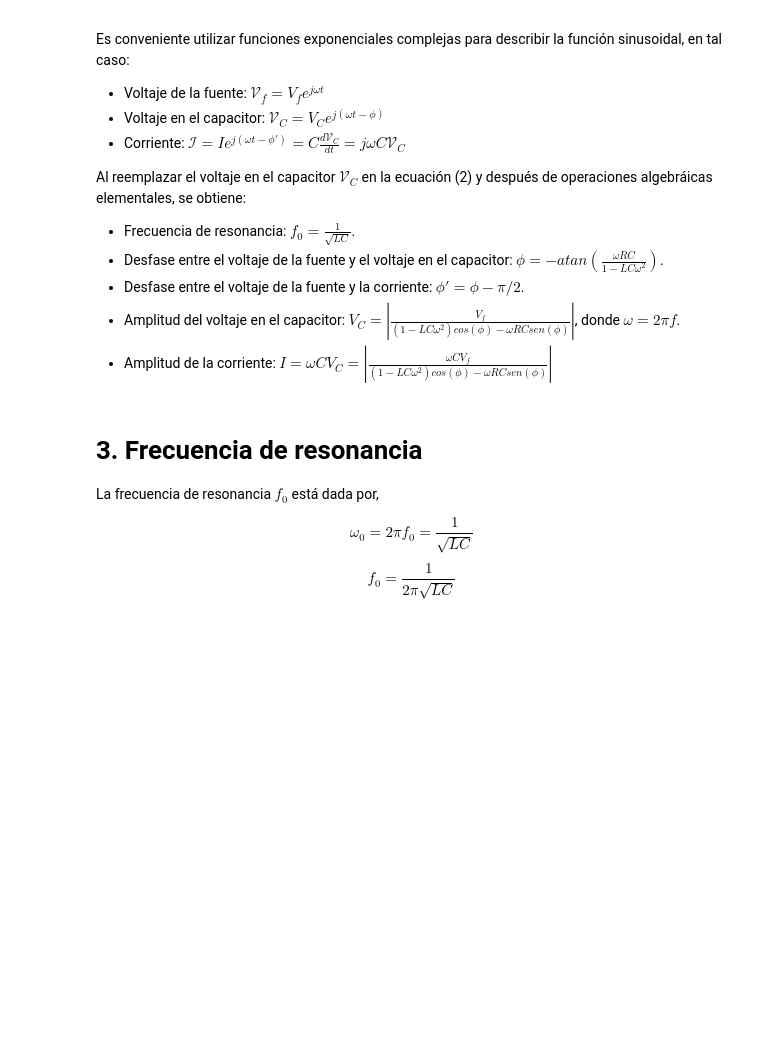
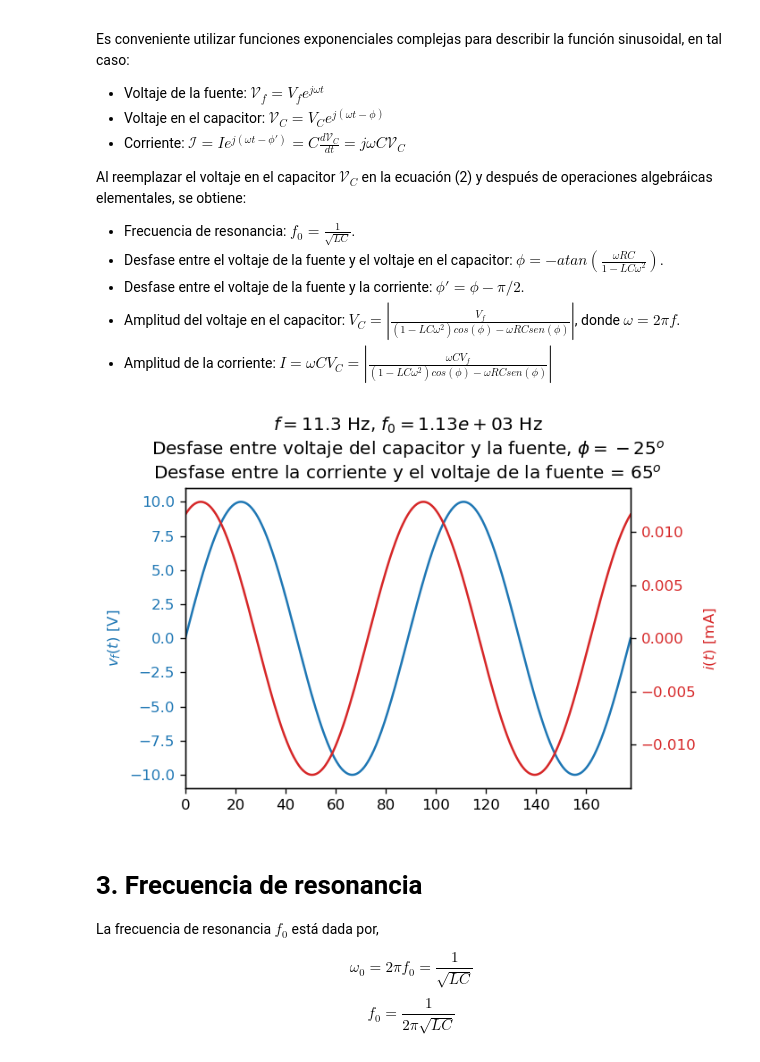
Before and after one commit to davidalejandromiranda/laboratorios-fisica, a Jupyter notebook: f3/i4b_Circuito_RLC_resonancia_factor_calidad.ipynb, the cells around one changed output. Saved outputs shown, nothing was run; the diff lists cells and outputs as text; code cells hidden in the pictures; blank space fills up the shorter version.

Commit message:
Update i4b_Circuito_RLC_resonancia_factor_calidad.ipynb
Se ajustó un error en la figura de desfase entre voltaje de fuente, capacitor y corriente.

```diff
--- a/f3/i4b_Circuito_RLC_resonancia_factor_calidad.ipynb
+++ b/f3/i4b_Circuito_RLC_resonancia_factor_calidad.ipynb
@@ -48,41 +48,44 @@ Al reemplazar el voltaje en el capacitor $\mathcal{V}_C$ en la ecuación (2) y d
 # %%
 wo =  1 / np.sqrt(L*C)
 fo = wo / (2*np.pi)
-w  = 1e-3*wo
+w  = 0.01*wo # Puede modificar esta frecuencia para probar otros valores de frecuencia de la fuente
 f  = w  / (2*np.pi)
 
 tanφ = - w * C * R / (1 - L * C * w**2)
 φ = np.arctan( tanφ )   # Desfase entre el voltaje en el capacitor y la fuente, en radianes
 φ_grados = 180*φ/np.pi  # Desfase entre el voltaje en el capacitor y la fuente, en grados
-φ_ = φ_grados - 90      # Desfase entre la corriente y el voltaje de la fuente, en grados
+φ_ = φ_grados + 90      # Desfase entre la corriente y el voltaje de la fuente, en grados
 cosφ = np.cos(φ)
 sinφ = np.sin(φ)
 Vc = np.abs(Vf / ( ( 1 - L * C * w**2)*cosφ - w * R * C * sinφ ))
 I  = w * C * Vc
 
 t   = np.linspace(0, 4 * np.pi / w, 1000)
 v_f = Vf * np.sin(w * t)
-i   =  I * np.cos(w * t - φ)
+i   =  I * np.cos(w * t + φ)
 
 fig, ax1 = plt.subplots(dpi=120)
 color = 'tab:blue'
 ax1.plot(1e3*t, v_f, color=color)
 ax1.tick_params(axis='y', labelcolor=color)
 ax1.set_ylabel('$v_f(t)$ [V]', color=color)
 
 ax2 = ax1.twinx()
 color = 'tab:red'
 ax2.plot(1e3*t, i, color=color)
 ax2.tick_params(axis='y', labelcolor=color)
 ax2.set_ylabel('$i(t)$ [mA]', color=color)
 plt.xlabel('Tiempo [ms]')
 
-title = '$f = %0.2g$ Hz, $f_0 = %0.2g$ Hz, $\phi = %0.3g^o$'
-title += '\nDesfase entre corriente y voltaje = $%0.3g^o$'
+title = '$f = %0.3g$ Hz, $f_0 = %0.3g$ Hz'
+title += '\nDesfase entre voltaje del capacitor y la fuente, $\phi = %0.3g^o$'
+title += '\nDesfase entre la corriente y el voltaje de la fuente = $%0.3g^o$'
 _ = plt.title(title % (f, fo, φ_grados, φ_))
 a = plt.axis()
 _ = plt.axis([1e3*min(t), 1e3*max(t), a[2], a[3]])
 fig.tight_layout()
+# %% [output]
+[figure, added]
 # %% [markdown]
 # 3. Frecuencia de resonancia
 La frecuencia de resonancia $f_0$ está dada por,
```
Also changed, not shown: parts of 4 cells of this notebook.
